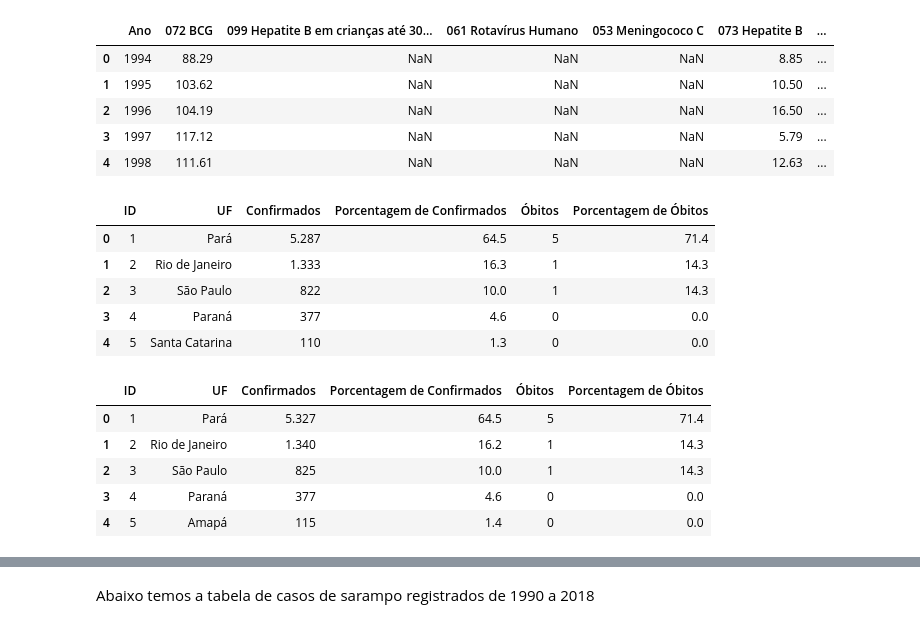
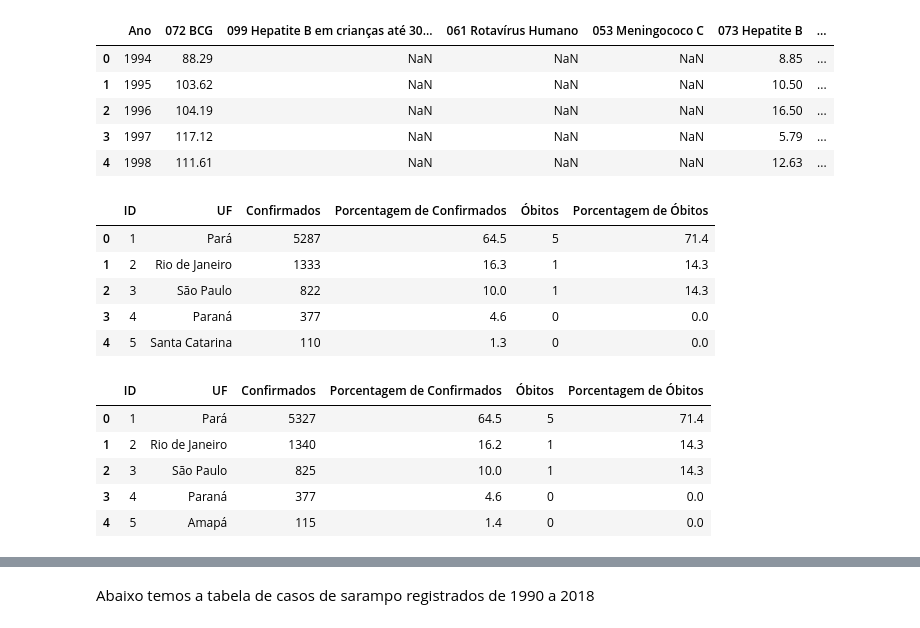
Before and after one commit to AdamStamm/bootcamp_alura, a Jupyter notebook: Notebooks/Adam_Stamm_Capdehourat_Mota_Projeto_Módulo_02.ipynb, the cells around one changed output, grey strips where cells are left out. Drawn from its saved outputs; the diff is of its cells as text; code cells hidden in the pictures.

```diff
--- a/Notebooks/Adam_Stamm_Capdehourat_Mota_Projeto_Módulo_02.ipynb
+++ b/Notebooks/Adam_Stamm_Capdehourat_Mota_Projeto_Módulo_02.ipynb
@@ -142,25 +132,25 @@ cobertura_imuno_por_ano.head()
 | 4 | 1998 | 111.61 | NaN | NaN | NaN | 12.63 | ... |
 # %%
 boletim_out2020_io = StringIO(boletim_out2020)
-sarampo_out2020 = pd.read_csv(boletim_out2020_io,encoding='ISO-8859-1', sep=' ', decimal=',')
+sarampo_out2020 = pd.read_csv(boletim_out2020_io,encoding='ISO-8859-1', sep=' ',thousands='.', decimal=',')
 sarampo_out2020['Óbitos'] = sarampo_out2020['Óbitos'].astype(int)
 sarampo_out2020.head()
 # %% [output]
 |  | ID | UF | Confirmados | Porcentagem de Confirmados | Óbitos | Porcentagem de Óbitos |
-| 0 | 1 | Pará | 5.287 | 64.5 | 5 | 71.4 |
-| 1 | 2 | Rio de Janeiro | 1.333 | 16.3 | 1 | 14.3 |
+| 0 | 1 | Pará | 5287 | 64.5 | 5 | 71.4 |
+| 1 | 2 | Rio de Janeiro | 1333 | 16.3 | 1 | 14.3 |
 | 2 | 3 | São Paulo | 822 | 10.0 | 1 | 14.3 |
 | 3 | 4 | Paraná | 377 | 4.6 | 0 | 0.0 |
 | 4 | 5 | Santa Catarina | 110 | 1.3 | 0 | 0.0 |
 # %%
 boletim_nov2020_io = StringIO(boletim_nov2020)
-sarampo_nov2020 = pd.read_csv(boletim_nov2020_io,encoding='ISO-8859-1', sep=' ',decimal=',')
+sarampo_nov2020 = pd.read_csv(boletim_nov2020_io,encoding='ISO-8859-1', sep=' ',thousands='.', decimal=',')
 sarampo_nov2020['Óbitos'] = sarampo_nov2020['Óbitos'].astype(int)
 sarampo_nov2020.head()
 # %% [output]
 |  | ID | UF | Confirmados | Porcentagem de Confirmados | Óbitos | Porcentagem de Óbitos |
-| 0 | 1 | Pará | 5.327 | 64.5 | 5 | 71.4 |
-| 1 | 2 | Rio de Janeiro | 1.340 | 16.2 | 1 | 14.3 |
+| 0 | 1 | Pará | 5327 | 64.5 | 5 | 71.4 |
+| 1 | 2 | Rio de Janeiro | 1340 | 16.2 | 1 | 14.3 |
 | 2 | 3 | São Paulo | 825 | 10.0 | 1 | 14.3 |
 | 3 | 4 | Paraná | 377 | 4.6 | 0 | 0.0 |
 | 4 | 5 | Amapá | 115 | 1.4 | 0 | 0.0 |
```
Also changed, not shown: parts of 98 cells of this notebook.
